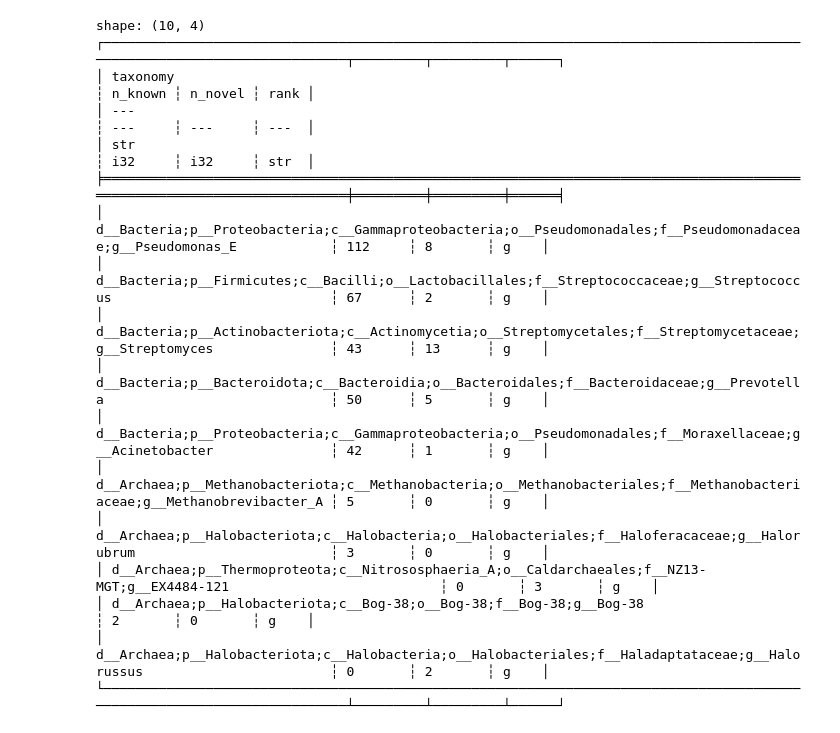
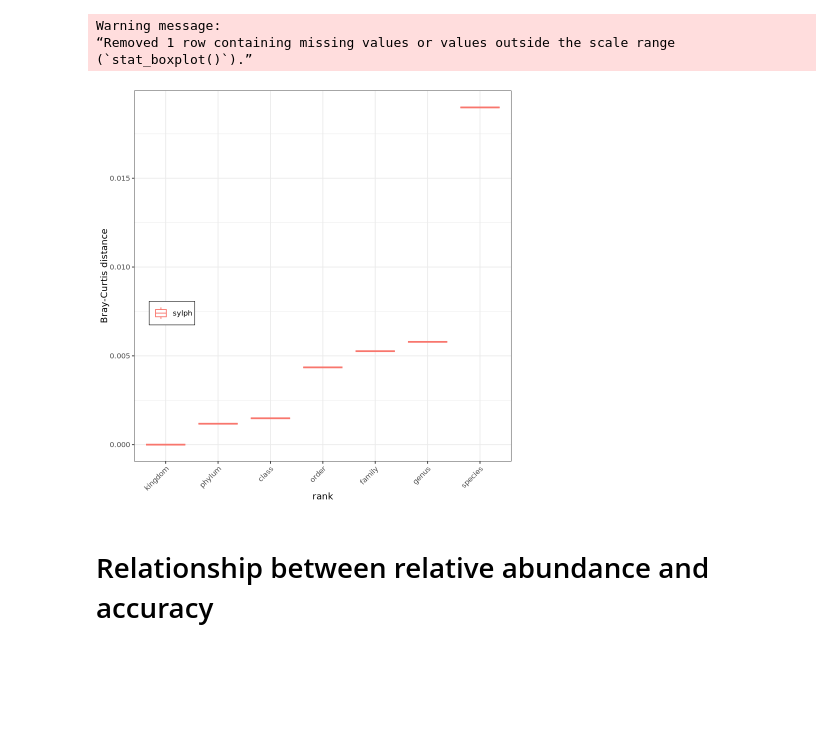
Before and after one commit to timbalam/singlem-benchmarking, a Jupyter notebook: 9_related/plot.ipynb, the cells around one changed output. Cells and saved outputs as stored; diff of their text form; code cells hidden in the pictures; blank space fills up the shorter version.

```diff
--- a/9_related/plot.ipynb
+++ b/9_related/plot.ipynb
@@ -195,21 +1,52 @@ gn_info = pl.concat([
-# %%
-with pl.Config(fmt_str_lengths=1000, tbl_width_chars=1000):
-    print(gn_info)
-# %% [output]
-shape: (10, 4)
-┌─────────────────────────────────────────────────────────────────────────────────────────────────────────────────────────┬─────────┬─────────┬──────┐
-│ taxonomy                                                                                                                ┆ n_known ┆ n_novel ┆ rank │
-│ ---                                                                                                                     ┆ ---     ┆ ---     ┆ ---  │
-│ str                                                                                                                     ┆ i32     ┆ i32     ┆ str  │
-╞═════════════════════════════════════════════════════════════════════════════════════════════════════════════════════════╪═════════╪═════════╪══════╡
-│ d__Bacteria;p__Proteobacteria;c__Gammaproteobacteria;o__Pseudomonadales;f__Pseudomonadaceae;g__Pseudomonas_E            ┆ 112     ┆ 8       ┆ g    │
-│ d__Bacteria;p__Firmicutes;c__Bacilli;o__Lactobacillales;f__Streptococcaceae;g__Streptococcus                            ┆ 67      ┆ 2       ┆ g    │
-│ d__Bacteria;p__Actinobacteriota;c__Actinomycetia;o__Streptomycetales;f__Streptomycetaceae;g__Streptomyces               ┆ 43      ┆ 13      ┆ g    │
-│ d__Bacteria;p__Bacteroidota;c__Bacteroidia;o__Bacteroidales;f__Bacteroidaceae;g__Prevotella                             ┆ 50      ┆ 5       ┆ g    │
-│ d__Bacteria;p__Proteobacteria;c__Gammaproteobacteria;o__Pseudomonadales;f__Moraxellaceae;g__Acinetobacter               ┆ 42      ┆ 1       ┆ g    │
-│ d__Archaea;p__Methanobacteriota;c__Methanobacteria;o__Methanobacteriales;f__Methanobacteriaceae;g__Methanobrevibacter_A ┆ 5       ┆ 0       ┆ g    │
-│ d__Archaea;p__Halobacteriota;c__Halobacteria;o__Halobacteriales;f__Haloferacaceae;g__Halorubrum                         ┆ 3       ┆ 0       ┆ g    │
-│ d__Archaea;p__Thermoproteota;c__Nitrososphaeria_A;o__Caldarchaeales;f__NZ13-MGT;g__EX4484-121                           ┆ 0       ┆ 3       ┆ g    │
-│ d__Archaea;p__Halobacteriota;c__Bog-38;o__Bog-38;f__Bog-38;g__Bog-38                                                    ┆ 2       ┆ 0       ┆ g    │
-│ d__Archaea;p__Halobacteriota;c__Halobacteria;o__Halobacteriales;f__Haladaptataceae;g__Halorussus                        ┆ 0       ┆ 2       ┆ g    │
-└─────────────────────────────────────────────────────────────────────────────────────────────────────────────────────────┴─────────┴─────────┴──────┘
+# %%
+library(ggplot2)
+library(data.table)
+theme_set(theme_bw())
+
+# Source - https://stackoverflow.com/a
+# Posted by dfrankow
+# Retrieved 2026-01-16, License - CC BY-SA 3.0
+
+options(repr.matrix.max.rows=600, repr.matrix.max.cols=200)
+# %%
+tools = c('singlem', 'sylph', 'singlem_dev')[2]
+publication_names = data.table(
+    tool = tools,
+    publication_name = c('SingleM', 'sylph', 'SingleM dev')[2]
+)
+communities = paste0('sample',as.character(4))
+dominance = 50
+d1 = data.table(expand.grid(tool = tools, community = communities, dominance = dominance))
+d1[, tool2 := publication_names[tool, on = "tool", publication_name]]
+# output_singlem/opal/GCA_022615805.1_genomic.opal_report
+readit = function(tool, community, dominance){
+    to_read = paste0('output_',tool,'/opal/dominance', dominance, '/', community,'.opal_report')
+    return(fread(to_read))
+}
+d2 = d1[, readit(tool, community, dominance), by=list(tool, community, dominance, tool2)]
+# %%
+setnames(d2, c('tool', 'community', 'dominance', 'tool2', 'blah', 'rank', 'metric', 'sample', 'value'))
+d3 = d2[blah != 'Gold standard', .(tool, community, rank, metric, value, tool2)]
+d3[, rank := factor(rank, c('kingdom','phylum','class','order','family','genus','species'))]
+# %%
+s1 = dcast(d3, ...~metric, value.var='value')
+s1[, c("tool", "tool2") := list(tool2, NULL)]
+
+s1 = s1[order(rank, tool)]
+fwrite(s1, 'opal_summary.csv', sep='\t')
+# %%
+# Remove figure legend title, and put the legend in bottom left of plot, with a bounding box
+ggplot(s1, aes(rank, `Bray-Curtis distance`, colour = tool)) +
+   geom_boxplot() +
+   scale_x_discrete(na.translate = FALSE) +
+   theme(axis.text.x = element_text(angle = 45, hjust = 1)) +
+   theme(legend.title=element_blank()) +
+   theme(legend.position=c(0.1,0.4)) +
+   theme(legend.background = element_rect(colour = "black", linewidth = 0.3))
+# %% [output]
+Warning message:
+“Removed 1 row containing missing values or values outside the scale range
+(`stat_boxplot()`).”
+[figure, added]
+# %% [markdown]
+# Relationship between relative abundance and accuracy
```
Also changed, not shown: parts of 22 cells of this notebook, 1 other file.
